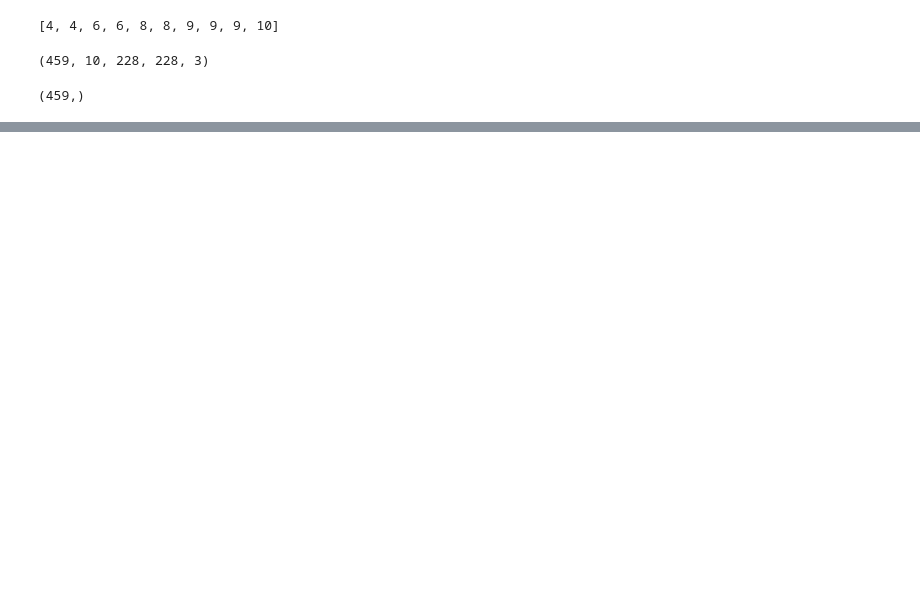
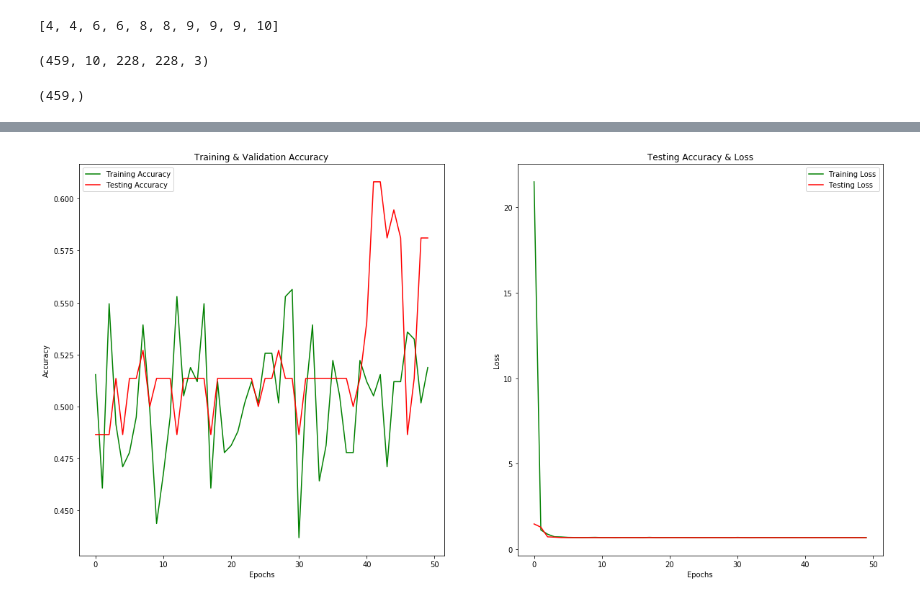
Before and after one commit to khaifahmi99/cough-detection, a Jupyter notebook: CNN-LSTM.ipynb, the cells around one changed output, grey strips where cells are left out. Drawn from its saved outputs; the diff is of its cells as text; code cells hidden in the pictures; blank space fills up the shorter version.

```diff
--- a/CNN-LSTM.ipynb
+++ b/CNN-LSTM.ipynb
@@ -55,6 +53,8 @@ video_length[:10]
 [4, 4, 6, 6, 8, 8, 9, 9, 9, 10]
 # %%
 MIN_LENGTH = 10
+SIZE = 228 # reduce for faster training
+DIM = 3 # for 3-color dimension
 
 X = []
 y = []
@@ -66,7 +66,7 @@ for vid in cough_vids:
     cap = cv2.VideoCapture(COUGH_PATH + vid)
     success, frame = cap.read()
     while success:
-        frame = cv2.resize(frame, (228, 228))
+        frame = cv2.resize(frame, (SIZE, SIZE))
         frames.append(frame)
         success, frame = cap.read()
 
@@ -83,7 +83,7 @@ for vid in not_cough_vids:
     cap = cv2.VideoCapture(NOT_COUGH_PATH + vid)
     success, frame = cap.read()
     while success:
-        frame = cv2.resize(frame, (228, 228))
+        frame = cv2.resize(frame, (SIZE, SIZE))
         frames.append(frame)
         success, frame = cap.read()
 
@@ -102,3 +102,13 @@ X.shape
 y.shape
 # %% [output]
 (459,)
+# %%
+from sklearn.model_selection import train_test_split
+
+random_state = 0
+np.random.seed(random_state)
+
+train_X, test_X, train_y, test_y = train_test_split(X, y, train_size=0.8, shuffle=True, random_state=random_state)
+
+print(train_X.shape, train_y.shape)
+print(test_X.shape, test_y.shape)
@@ -104,0 +192,2 @@ y.shape
+# %%
+model.fit(train_X, train_y, epochs=50, validation_split=0.2, batch_size=64)
@@ -104,0 +213,25 @@ y.shape
+# %%
+epochs = [i for i in range(len(model.history.history['val_loss']))]
+fig , ax = plt.subplots(1,2)
+train_acc = model.history.history['accuracy']
+train_loss = model.history.history['loss']
+val_acc = model.history.history['val_accuracy']
+val_loss = model.history.history['val_loss']
+fig.set_size_inches(20,10)
+
+ax[0].plot(epochs , train_acc , 'g-' , label = 'Training Accuracy')
+ax[0].plot(epochs , val_acc , 'r-' , label = 'Testing Accuracy')
+ax[0].set_title('Training & Validation Accuracy')
+ax[0].legend()
+ax[0].set_xlabel("Epochs")
+ax[0].set_ylabel("Accuracy")
+
+ax[1].plot(epochs , train_loss , 'g-' , label = 'Training Loss')
+ax[1].plot(epochs , val_loss , 'r-' , label = 'Testing Loss')
+ax[1].set_title('Testing Accuracy & Loss')
+ax[1].legend()
+ax[1].set_xlabel("Epochs")
+ax[1].set_ylabel("Loss")
+plt.show()
+# %% [output]
+[figure, added]
```
Also changed, not shown: parts of 7 cells of this notebook, 1 other file.
